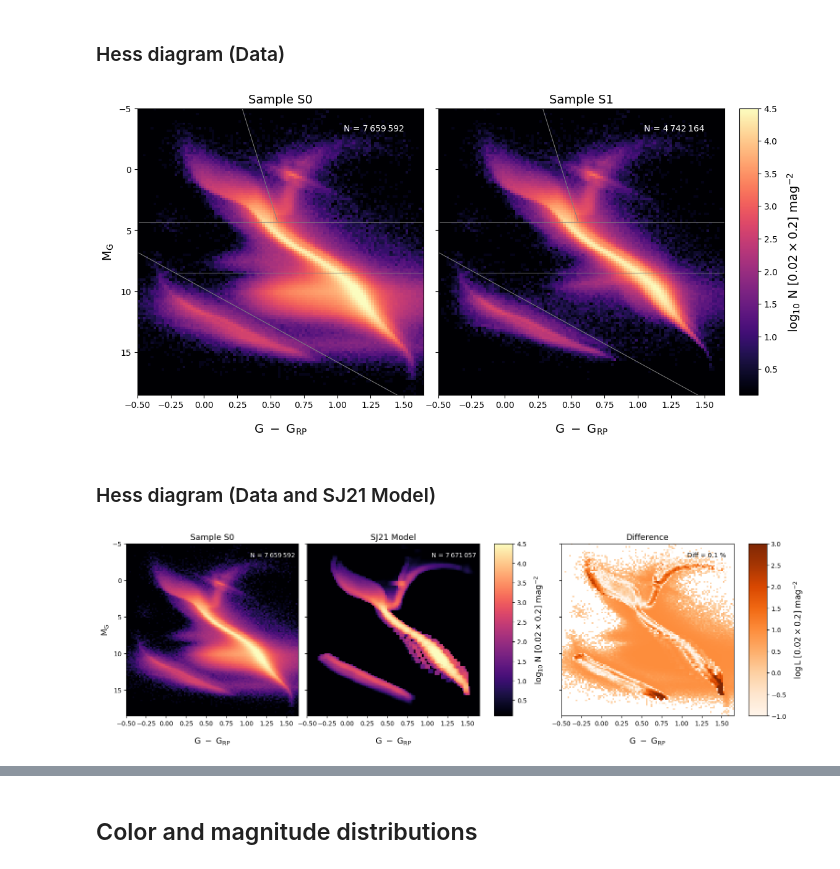
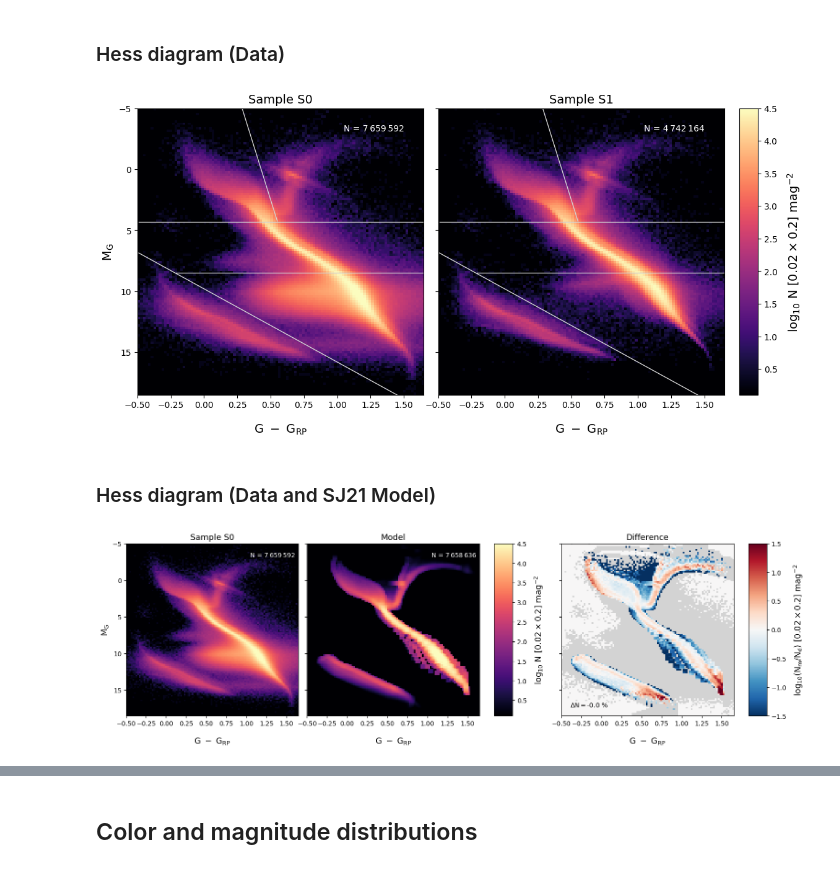
Before and after one commit to askenja/gaia-wd-fitting, a Jupyter notebook: 7b--Final_Plots.ipynb, the cells around one changed output, grey strips where cells are left out. Cells and saved outputs as stored; diff of their text form; code cells hidden in the pictures.

```diff
--- a/7b--Final_Plots.ipynb
+++ b/7b--Final_Plots.ipynb
@@ -36,7 +39,8 @@ y4 = x*0 + 8.5
 hess_s0 = np.loadtxt('data/hess/hess_1kpc_s0.txt')
 hess_s1 = np.loadtxt('data/hess/hess_1kpc_s1.txt')
 
-lw_bounds = 0.75
+lw_bounds = 1.0
+c_bounds = 'lightgrey'
 fnt_main = 14
 
 Ntot_s0 = int(round(sum(sum(hess_s0)),0))
@@ -51,10 +55,10 @@ im1 = ax[0].imshow(np.log10(hess_s0+1),interpolation=None,cmap=mpl.colormaps['ma
                extent=[mag_range[0][0],mag_range[0][1],mag_range[1][1],mag_range[1][0]],
                vmin=0.1,vmax=4.5)
 # population boundaries
-ax[0].plot(x,y1,c='grey',lw=lw_bounds)
-ax[0].plot(x,y2,c='grey',lw=lw_bounds)
-ax[0].plot(x[:53],y3[:53],c='grey',lw=lw_bounds)
-ax[0].plot(x[14:],y4[14:],c='grey',lw=lw_bounds)
+ax[0].plot(x,y1,c=c_bounds,lw=lw_bounds)
+ax[0].plot(x,y2,c=c_bounds,lw=lw_bounds)
+ax[0].plot(x[:53],y3[:53],c=c_bounds,lw=lw_bounds)
+ax[0].plot(x[14:],y4[14:],c=c_bounds,lw=lw_bounds)
 
 ax[0].set_xlim(mag_range[0][0],mag_range[0][1])
 ax[0].set_ylim(mag_range[1][1],mag_range[1][0])
@@ -72,10 +76,10 @@ ax[1].imshow(np.log10(hess_s1+1),interpolation=None,cmap=mpl.colormaps['magma'],
                extent=[mag_range[0][0],mag_range[0][1],mag_range[1][1],mag_range[1][0]],
                vmin=0.1,vmax=4.5)
 # population boundaries
-ax[1].plot(x,y1,c='grey',lw=lw_bounds)
-ax[1].plot(x,y2,c='grey',lw=lw_bounds)
-ax[1].plot(x[:53],y3[:53],c='grey',lw=lw_bounds)
-ax[1].plot(x[14:],y4[14:],c='grey',lw=lw_bounds)
+ax[1].plot(x,y1,c=c_bounds,lw=lw_bounds)
+ax[1].plot(x,y2,c=c_bounds,lw=lw_bounds)
+ax[1].plot(x[:53],y3[:53],c=c_bounds,lw=lw_bounds)
+ax[1].plot(x[14:],y4[14:],c=c_bounds,lw=lw_bounds)
 
 ax[1].set_xlim(mag_range[0][0],mag_range[0][1])
 ax[1].set_ylim(mag_range[1][1],mag_range[1][0])
@@ -95,16 +99,14 @@ cbar.set_label(r'$\mathrm{log_{10} \ N \ [' + str(mag_step[0]) +
 
 plt.savefig('output/final_plots/cmd_data_s01_bounds.png')
 # %% [output]
-[figure, old version]
+[figure, new version]
 # %% [markdown]
 ### Hess diagram (Data and SJ21 Model)
 # %%
 hess_d = np.loadtxt('data/hess/hess_1kpc_s0.txt')
-hess_m = np.loadtxt('output/CMDF/hess_default_model.txt')
-hess_m = np.loadtxt('output/CMDF/hess_pop7_basti.txt')
+hess_m = np.loadtxt('output/CMDF/hess_long_lpcode.txt')
 
-fnt_main = 13
-
+fnt_main = 14
 
 Ntot_d = int(round(sum(sum(hess_d)),0))
 Ntot_m = int(round(sum(sum(hess_m)),0))
@@ -128,7 +130,7 @@ ax[1].imshow(np.log10(hess_m+1),interpolation=None,cmap=mpl.colormaps['magma'],
 ax[1].set_aspect(abs((mag_range[0][1]-mag_range[0][0])/(mag_range[1][1]-mag_range[1][0])))
 ax[1].text(0.72,0.92,'N = '+f"{Ntot_m:,}".replace(",", "\u2009"),color='w',transform=ax[1].transAxes)
 #ax[1].set_title('Model (' + mode_iso + ')')['d']
-ax[1].set_title('SJ21 Model',fontsize=fnt_main)
+ax[1].set_title('Model',fontsize=fnt_main)
 ax[1].set_xlabel(r'$\mathrm{G \ - \ G_{RP}}$',labelpad=15,fontsize=fnt_main)
 
 
@@ -137,42 +139,54 @@ pos = ax[1].get_position()
 cax = fig.add_axes([pos.x0+pos.width+0.02,pos.y0,0.025,pos.height])
 cbar = fig.colorbar(im1,cax=cax,orientation='vertical')
 cbar.set_label(r'$\mathrm{log_{10} \ N \ [' + str(mag_step[0]) +
                r'\times' + str(mag_step[1]) + r'] \ mag^{-2}}$',labelpad=10,fontsize=fnt_main)
 
 # Difference
-eps = 1e-2
+eps = 0 #1e-2
 
-diff = np.log10((hess_m - hess_d)**2 / (hess_d + 0.1*hess_d**2))
-#diff = (np.log10(hess_m+eps) - np.log10(hess_d+eps))#/(hess + 1)
+#diff = np.log10((hess_m - hess_d)**2 / (hess_d + 0.1*hess_d**2))
+diff = np.zeros(hess_d.shape)
+for i in range(hess_d.shape[0]):
+    for j in range(hess_d.shape[1]):
+        if hess_m[i,j] > 0 and hess_d[i,j] > 0:
+            diff[i,j] = np.log10((hess_m[i,j] + eps) / (hess_d[i,j] + eps))
+        elif hess_m[i,j] > 0 and hess_d[i,j] == 0:
+            diff[i,j] = np.nan
+        elif hess_m[i,j] == 0 and hess_d[i,j] > 0:
+            diff[i,j] = np.nan
+
 #diff = hess_m - hess_d
+
+diffmap = mpl.colormaps['RdBu_r'] # Oranges
+diffmap.set_bad(color="lightgrey")
 
 pos_x2 = ax[2].get_position()
 ax[2].set_position([pos_x2.x0+0.1,pos_x2.y0,pos_x2.width,pos_x2.height])
 
-im2 = ax[2].imshow(diff,interpolation=None,cmap=mpl.colormaps['Oranges'], # RdBu_r Oranges
+im2 = ax[2].imshow(diff,interpolation=None,cmap=diffmap, # RdBu_r Oranges
                extent=[mag_range[0][0],mag_range[0][1],mag_range[1][1],mag_range[1][0]],
-               vmin=-1,vmax=3) # -1 3
-ax[2].text(0.73,0.92,'Diff = '+str(np.round(100*(Ntot_m-Ntot_d)/Ntot_d,1))+' %',
+               vmin=-1.5,vmax=1.5) # -1 3
+ax[2].text(0.05,0.05,'$\mathrm{\Delta N = }$'+str(np.round(100*(Ntot_m-Ntot_d)/Ntot_d,1))+' %',
            color='k',transform=ax[2].transAxes)
 ax[2].set_aspect(abs((mag_range[0][1]-mag_range[0][0])/(mag_range[1][1]-mag_range[1][0])))
 ax[2].set_xlabel(r'$\mathrm{G \ - \ G_{RP}}$',labelpad=15,fontsize=fnt_main)
 #ax[2].set_title('Log likelihood',fontsize=fnt_main)
 ax[2].set_title('Log ratio',fontsize=fnt_main)
 ax[2].set_title('Difference',fontsize=fnt_main)
 
 pos2_new = ax[2].get_position()
 cax = fig.add_axes([pos2_new.x0+pos2_new.width+0.02,pos2_new.y0,0.025,pos2_new.height])
 cbar = fig.colorbar(im2,cax=cax,orientation='vertical')
-cbar.set_label(r'$\mathrm{\log{L} \ [' + str(mag_step[0]) +
+#cbar.set_label(r'$\mathrm{\log{L} \ [' + str(mag_step[0]) +
+#               r'\times' + str(mag_step[1]) + r'] \ mag^{-2}}$',labelpad=10,fontsize=fnt_main)
+cbar.set_label(r'$\mathrm{log_{10}(N_{m}/N_{d}) \ [' + str(mag_step[0]) +
                r'\times' + str(mag_step[1]) + r'] \ mag^{-2}}$',labelpad=10,fontsize=fnt_main)
-#cbar.set_label(r'$\mathrm{log_{10}(N_{m}/N_{d}) \ [' + str(mag_step[0]) +
-#               r'\times' + str(mag_step[1]) + r'] \ mag^{-2}}$',labelpad=10,fontsize=fnt_main)
 #cbar.set_label(r'$\mathrm{(N_{m} - N_{d}) \ [' + str(mag_step[0]) +
 #               r'\times' + str(mag_step[1]) + r'] \ mag^{-2}}$',labelpad=10,fontsize=fnt_main)
 
 
-plt.savefig('output/final_plots/hess_m2d_logl_pop7_basti.png')
-#plt.savefig('output/final_plots/hess_m2d_logr_pop5.png')
+#plt.savefig('output/final_plots/hess_m2d_logl_pop7_basti.png')
+plt.savefig('output/final_plots/hess_m2d_logr_pop7_montreal.png')
 #plt.savefig('output/final_plots/hess_m2d_diff_pop5.png')
 # %% [output]
-[figure, old version]
+[figure, new version]
```
Also changed, not shown: parts of 12 cells of this notebook, 14 other files.
